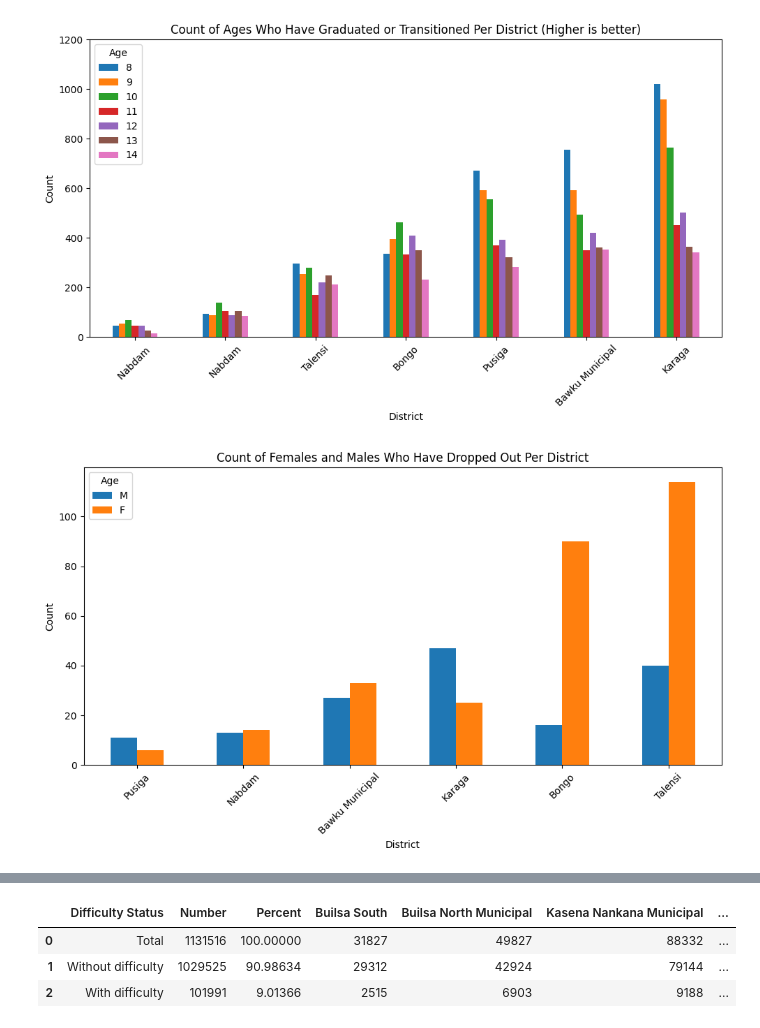
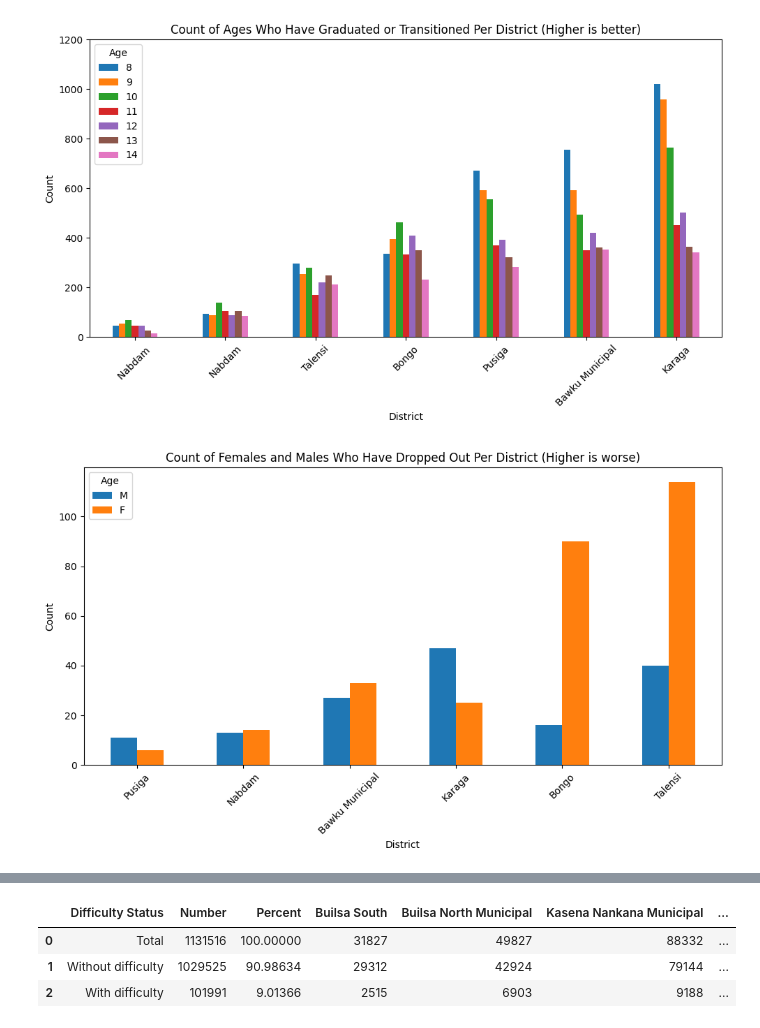
Before and after one commit to dfglondon24/Team-5, a Jupyter notebook: Bobby.ipynb, the cells around one changed output, grey strips where cells are left out. Drawn from its saved outputs; the diff is of its cells as text; code cells hidden in the pictures.

Commit message:
Some more visualisations

```diff
--- a/Bobby.ipynb
+++ b/Bobby.ipynb
@@ -352,24 +352,24 @@ plt.show()
 # %%
 df_2 = df_combined_graduation.query('DROPOUT=="YES"')
 df_2 = df_2[df_2['SEX'].isin(['M', 'F'])]
 grouped_data = df_2.groupby(['DISTRICT', 'SEX']).size().unstack()
 fig, ax = plt.subplots(figsize=(10, 6))
 grouped_data['Total'] = grouped_data.sum(axis=1)
 grouped_data = grouped_data.sort_values(by='Total', ascending=True).drop(columns='Total')
 
 # Creating the grouped bar plot
 grouped_data.plot(kind='bar', ax=ax)
 
 # Setting labels and title
 ax.set_xlabel('District')
 ax.set_ylabel('Count')
-ax.set_title('Count of Females and Males Who Have Dropped Out Per District')
+ax.set_title('Count of Females and Males Who Have Dropped Out Per District (Higher is worse)')
 ax.legend(title='Age', labels=['M','F' ])
 
 # Rotating x-axis labels for better readability
 plt.xticks(rotation=45)
 plt.tight_layout()
 
 plt.show()
 # %% [output]
-[figure, old version]
+[figure, new version]
```
Also changed, not shown: parts of 1 cell of this notebook.
